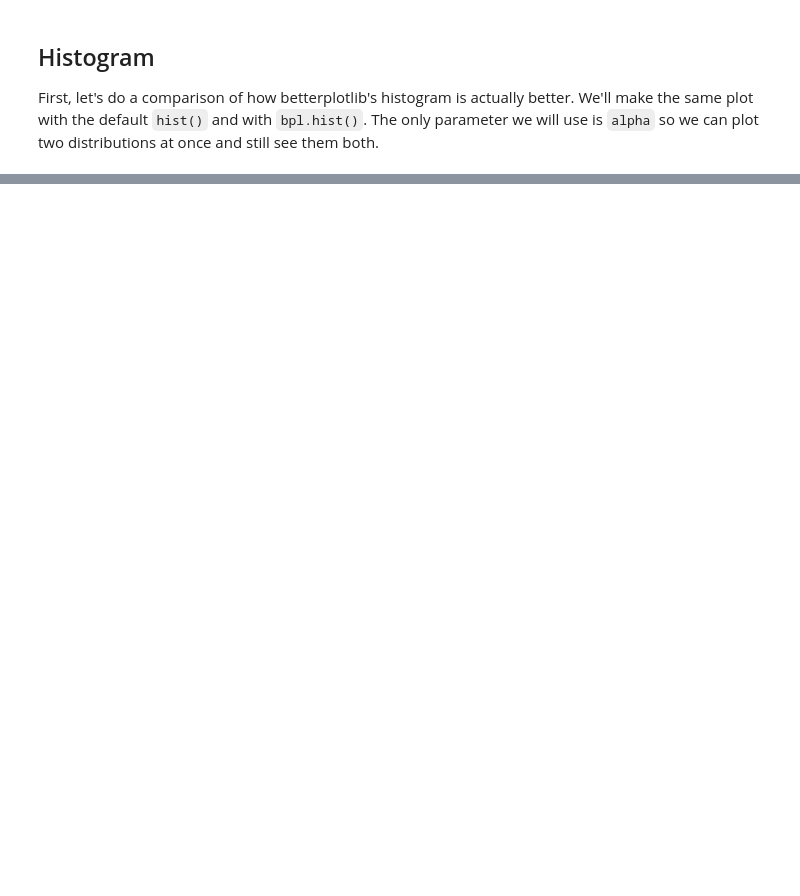
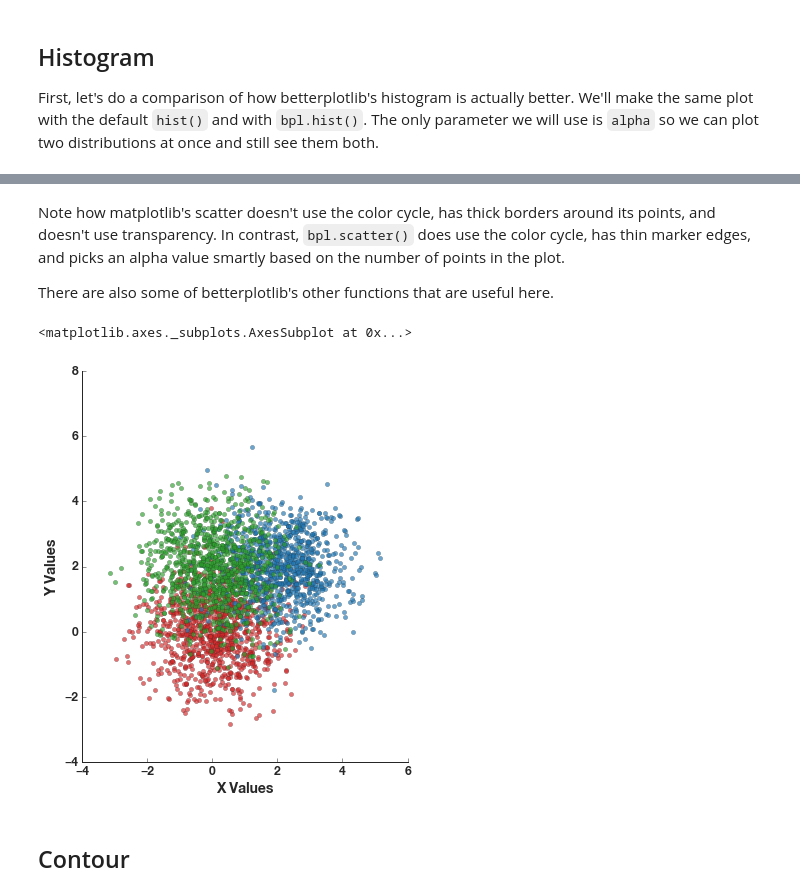
Before and after one commit to gillenbrown/betterplotlib, a Jupyter notebook: docs/examples.ipynb, the cells around one changed output, grey strips where cells are left out. Drawn from its saved outputs; the diff is of its cells as text; code cells hidden in the pictures; blank space fills up the shorter version.

```diff
--- a/docs/examples.ipynb
+++ b/docs/examples.ipynb
@@ -52,0 +84,16 @@ Note that when we pass in `bin_size`, the bins will always line up.
+# %% [markdown]
+Note how matplotlib's scatter doesn't use the color cycle, has thick borders around its points, and doesn't use transparency. In contrast, `bpl.scatter()` does use the color cycle, has thin marker edges, and picks an alpha value smartly based on the number of points in the plot.
+
+There are also some of betterplotlib's other functions that are useful here.
+# %%
+bpl.scatter(x1, y1)
+bpl.scatter(x2, y2)
+bpl.scatter(x3, y3)
+bpl.add_labels("X Values", "Y Values")
+bpl.equal_scale()
+bpl.remove_spines(["top", "right"])
+# %% [output]
+<matplotlib.axes._subplots.AxesSubplot at 0x...>
+[figure, added]
+# %% [markdown]
+## Contour
```
Also changed, not shown: parts of 7 cells of this notebook.
